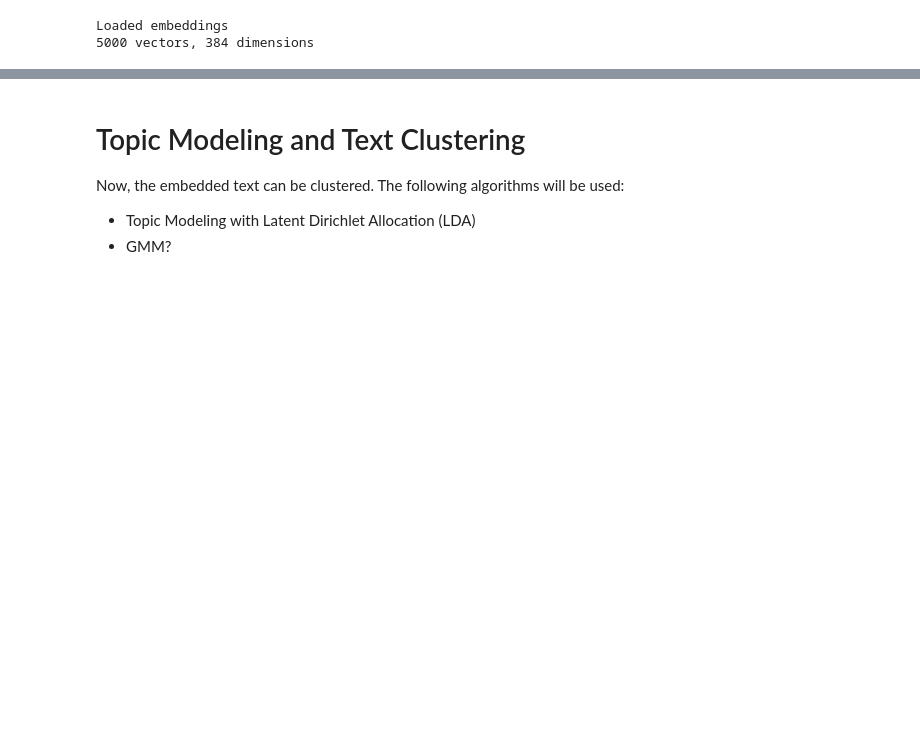
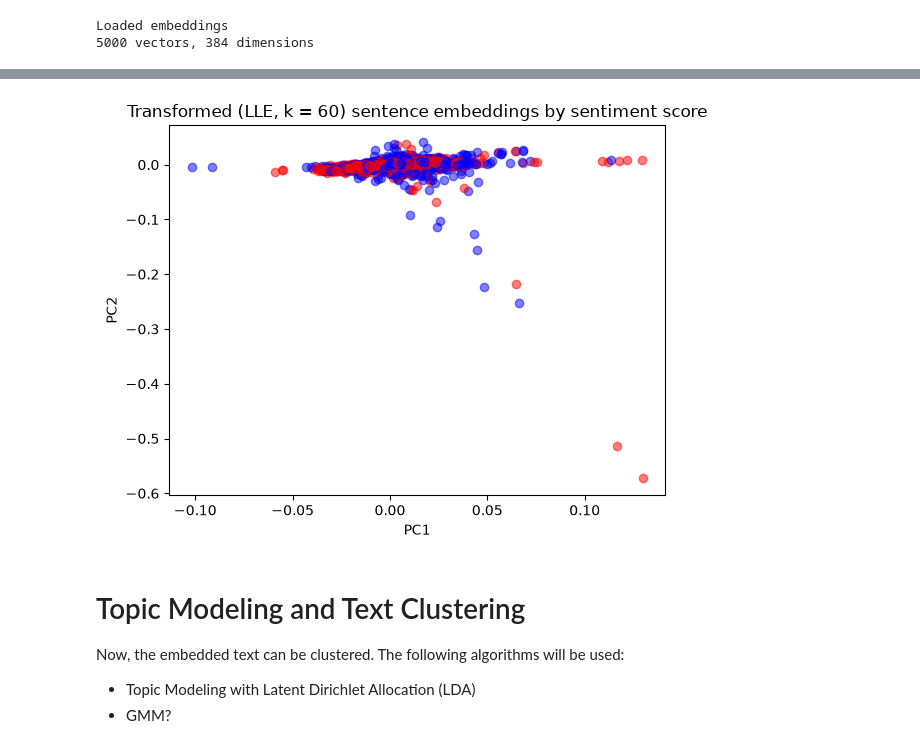
Before and after one commit to danielgg1/IMDB-Text-Clustering, a Jupyter notebook: report.ipynb, the cells around one changed output, grey strips where cells are left out. Cells and saved outputs as stored; diff of their text form; code cells hidden in the pictures; blank space fills up the shorter version.

```diff
--- a/report.ipynb
+++ b/report.ipynb
@@ -196,3 +306,20 @@ Loaded embeddings
+# %%
+k = 60
+
+lle = LocallyLinearEmbedding(n_neighbors = k, n_components = 2)
+
+transformed_vectors_lle = lle.fit_transform(loaded)
+
+for i in range(len(loaded)):
+    plt.scatter(transformed_vectors_lle[i, 0], transformed_vectors_lle[i, 1], c = ["r", "b"][df["sentiment"][i]], alpha = 0.5)
+
+plt.xlabel("PC1")
+plt.ylabel("PC2")
+plt.title(f"Transformed (LLE, k = {k}) sentence embeddings by sentiment score")
+plt.legend
+plt.show()
+# %% [output]
+[figure, added]
 # %% [markdown]
 # Topic Modeling and Text Clustering
 Now, the embedded text can be clustered. The following algorithms will be used:
```
Also changed, not shown: parts of 23 cells of this notebook, 2 other files.
